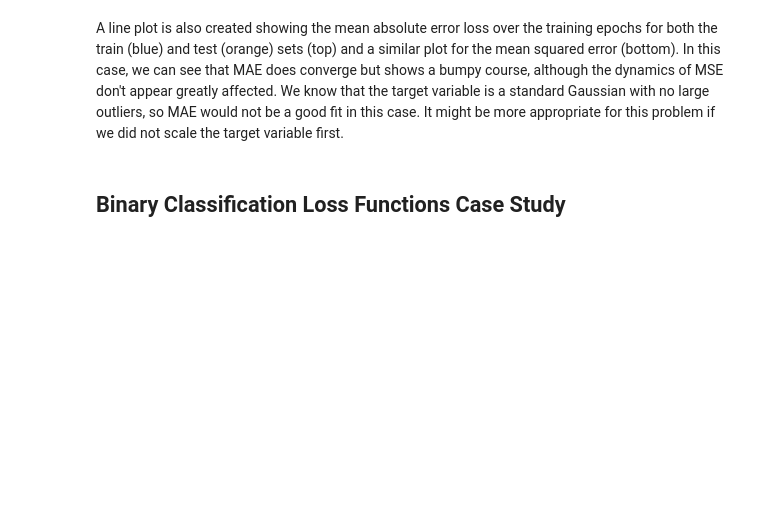
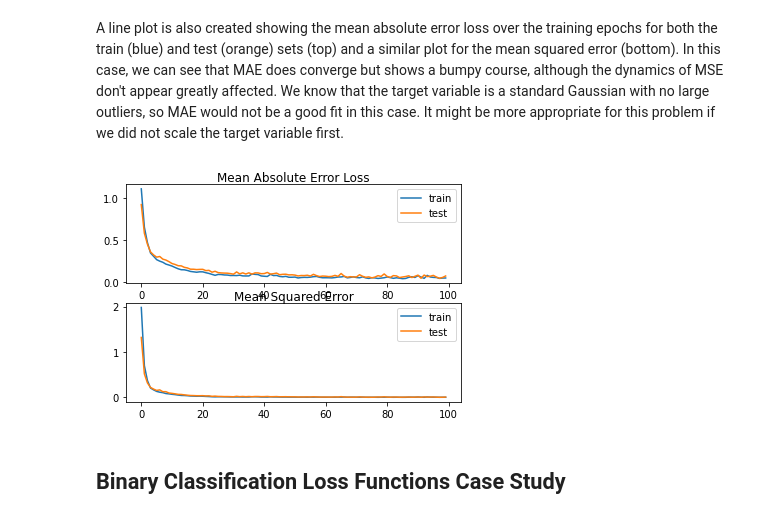
Before and after one commit to eccnil/deep-learning-exercises, a Jupyter notebook: 4.Advanced Topics/1.Better Learning/3.Configure What to Optimize with Loss Functions.ipynb, the cells around one changed output. Saved outputs shown, nothing was run; the diff lists cells and outputs as text; code cells hidden in the pictures; blank space fills up the shorter version.

```diff
--- a/4.Advanced Topics/1.Better Learning/3.Configure What to Optimize with Loss Functions.ipynb
+++ b/4.Advanced Topics/1.Better Learning/3.Configure What to Optimize with Loss Functions.ipynb
@@ -201,3 +380,22 @@ A line plot is also created showing the mean absolute error loss over the traini
+# %%
+from matplotlib import pyplot
+
+# plot loss during training
+pyplot.subplot(211)
+pyplot.title('Mean Absolute Error Loss', pad=-20)
+pyplot.plot(history.history['loss'], label='train')
+pyplot.plot(history.history['val_loss'], label='test')
+pyplot.legend()
+
+# plot mse during training
+pyplot.subplot(212)
+pyplot.title('Mean Squared Error', pad=-20)
+pyplot.plot(history.history['mse'], label='train')
+pyplot.plot(history.history['val_mse'], label='test')
+pyplot.legend()
+pyplot.show()
+# %% [output]
+[figure, added]
 # %% [markdown]
 ## Binary Classification Loss Functions Case Study
 # %% [markdown]
```
Also changed, not shown: parts of 124 cells of this notebook, 1 other file.
